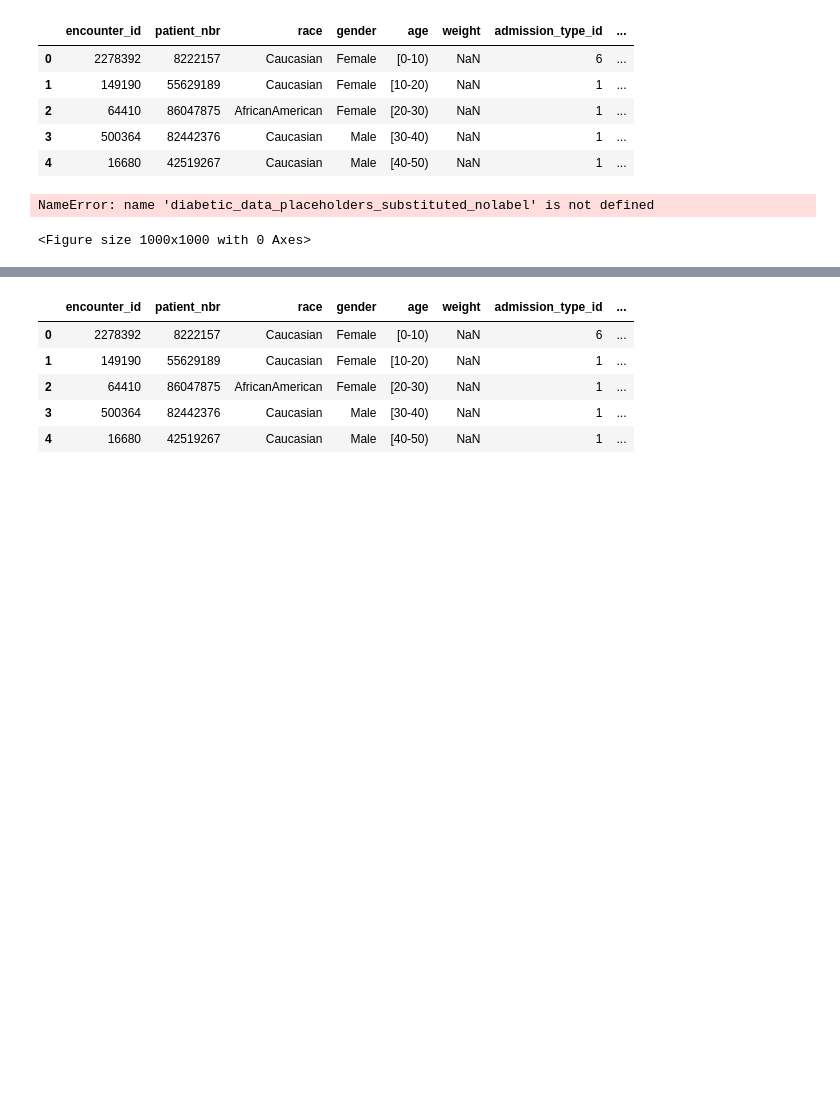
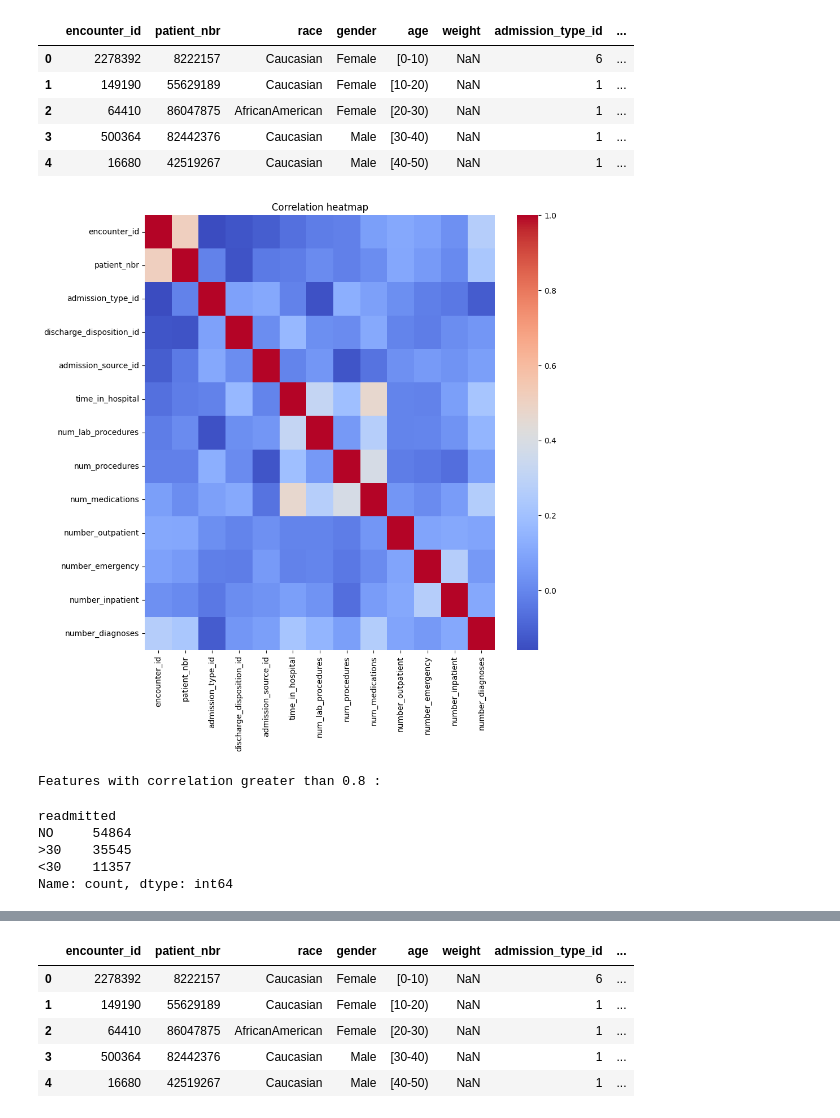
Before and after one commit to iamgiulyUCL/COMP0189Applied-Artificial-IntelligenceUCL, a Jupyter notebook: COMP0189_coursework_1.ipynb, the cells around one changed output, grey strips where cells are left out. Cells and saved outputs as stored; diff of their text form; code cells hidden in the pictures; blank space fills up the shorter version.

```diff
--- a/COMP0189_coursework_1.ipynb
+++ b/COMP0189_coursework_1.ipynb
@@ -661,10 +661,10 @@ import pandas as pd
 
 # Import the CSV file as a pandas DataFrame
 file_path = './output_data/diabetic_data_placeholders_substituted_merged_ids_mapping.csv'
-diabetic_data_placeholders_substituted_nolabel = pd.read_csv(file_path, sep=',', encoding='utf-8')
+diabetic_data_placeholders_substituted_merged_ids_mapping = pd.read_csv(file_path, sep=',', encoding='utf-8')
 
 # Display the first few rows of the DataFrame to verify the import
-diabetic_data_placeholders_substituted_nolabel.head()
+diabetic_data_placeholders_substituted_merged_ids_mapping.head()
 # %% [output]
 |  | encounter_id | patient_nbr | race | gender | age | weight | admission_type_id | ... |
 | 0 | 2278392 | 8222157 | Caucasian | Female | [0-10) | NaN | 6 | ... |
@@ -677,33 +677,33 @@ import seaborn as sns
 import matplotlib.pyplot as plt
 
 plt.figure(figsize=(10, 10))
 
 # Drop non-numeric columns
-non_numerical_cols = diabetic_data_placeholders_substituted_nolabel.select_dtypes(exclude=['int64', 'float64']).columns
+non_numerical_cols = diabetic_data_placeholders_substituted_merged_ids_mapping.select_dtypes(exclude=['int64', 'float64']).columns
 df = diabetic_data_placeholders_substituted_nolabel.drop(columns=non_numerical_cols, inplace=False)
 correlation_matrix = df.corr()
 sns.heatmap(correlation_matrix, cmap='coolwarm')
 plt.title('Correlation heatmap')
 
 plt.show()
 
 
 # Set a threshold for correlation
 threshold = 0.8
 
 # Find pairs of features that have a correlation above the threshold
 high_corr = []
 
 # Loop through the upper triangle of the matrix to avoid duplicate pairs
 for i in range(len(correlation_matrix.columns)):
     for j in range(i):
         if abs(correlation_matrix.iloc[i, j]) > threshold:
             high_corr.append((correlation_matrix.columns[i], correlation_matrix.columns[j], correlation_matrix.iloc[i, j]))
 
 # Print the results
 print("Features with correlation greater than", threshold, ":\n")
 for feature1, feature2, corr_value in high_corr:
     print(f"{feature1} and {feature2}: {corr_value:.2f}")
 # %% [output]
+[figure, added]
-NameError: name 'diabetic_data_placeholders_substituted_nolabel' is not defined
+Features with correlation greater than 0.8 :
-<Figure size 1000x1000 with 0 Axes>
@@ -715,2 +714,13 @@ diabetic_data_placeholders_substituted = pd.read_csv("./output_data/replaced_pla
+# %%
+diabetic_data_placeholders_substituted_merged_ids_mapping.head()
+
+# Check distinct values of 'readmitted' column
+print(diabetic_data_placeholders_substituted_merged_ids_mapping['readmitted'].value_counts())
+# %% [output]
+readmitted
+NO     54864
+>30    35545
+<30    11357
+Name: count, dtype: int64
 # %%
 # Create a new column simplifying the classification in order to plot labels distribution
```
Also changed, not shown: parts of 12 cells of this notebook.
